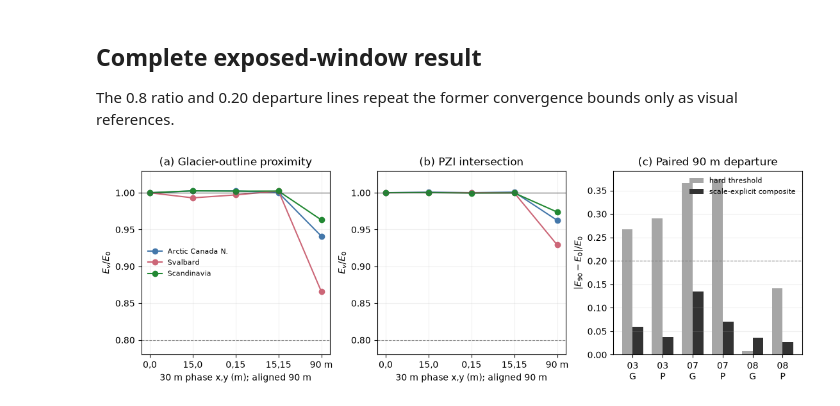
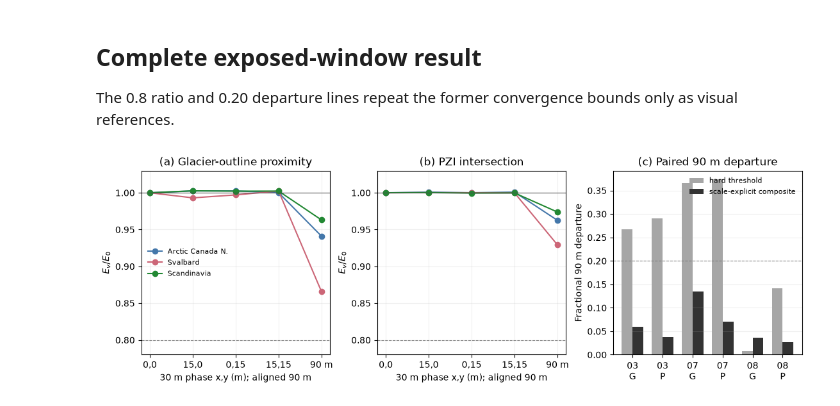
Before and after one commit to bradlipovsky/mass-movements, a Jupyter notebook: notebooks/scale_explicit_steep_area.ipynb, the cells around one changed output. Saved outputs shown, nothing was run; the diff lists cells and outputs as text; code cells hidden in the pictures.

Commit message:
Fix scale-explicit figure semantics and layout

```diff
--- a/notebooks/scale_explicit_steep_area.ipynb
+++ b/notebooks/scale_explicit_steep_area.ipynb
@@ -34,26 +34,26 @@ The 0.8 ratio and 0.20 departure lines repeat the former convergence bounds only
 # %%
 colors = {'03': '#4477AA', '07': '#CC6677', '08': '#228833'}
 names = {'03': 'Arctic Canada N.', '07': 'Svalbard', '08': 'Scandinavia'}
 variants, labels = ['p00', 'p10', 'p01', 'p11', 'r90'], ['0,0', '15,0', '0,15', '15,15', '90 m']
 fig, axes = plt.subplots(1, 3, figsize=(11, 3.6), constrained_layout=True)
 for ax, stratum, title in zip(axes[:2], ['glacier_proximity', 'permafrost'], ['(a) Glacier-outline proximity', '(b) PZI intersection']):
     for region in colors:
         values = long[(long.region == region) & (long.stratum == stratum)].set_index('variant').loc[variants].area_ratio
         ax.plot(labels, values, 'o-', color=colors[region], label=names[region])
     ax.axhline(1, color='0.3', lw=0.8)
     ax.axhline(0.8, color='0.5', ls='--', lw=0.8)
     ax.set(title=title, xlabel='30 m phase x,y (m); aligned 90 m', ylabel='$E_v/E_0$', ylim=(0.78, 1.03))
     ax.grid(alpha=0.2)
 axes[0].legend(frameon=False, fontsize=8)
 x = np.arange(len(diagnostics)); width = 0.36
 axes[2].bar(x - width / 2, diagnostics.hard_threshold_departure_90m, width, color='0.65', label='hard threshold')
 axes[2].bar(x + width / 2, diagnostics.departure_90m, width, color='0.2', label='scale-explicit composite')
 axes[2].axhline(0.2, color='0.5', ls='--', lw=0.8)
-axes[2].set(title='(c) Paired 90 m departure', ylabel='$|E_{90}-E_0|/E_0$', xticks=x,
+axes[2].set(title='(c) Paired 90 m departure', ylabel='Fractional 90 m departure', xticks=x,
             xticklabels=[f"{row.region}\n{'G' if row.stratum == 'glacier_proximity' else 'P'}" for row in diagnostics.itertuples()])
 axes[2].legend(frameon=False, fontsize=8); axes[2].grid(axis='y', alpha=0.2)
 for suffix in ('png', 'pdf'):
     fig.savefig(ROOT / f'figures/scale_explicit_steep_area.{suffix}', dpi=220 if suffix == 'png' else None, bbox_inches='tight')
 plt.show()
 # %% [output]
-[figure, old version]
+[figure, new version]
```
Also changed, not shown: 4 other files.
